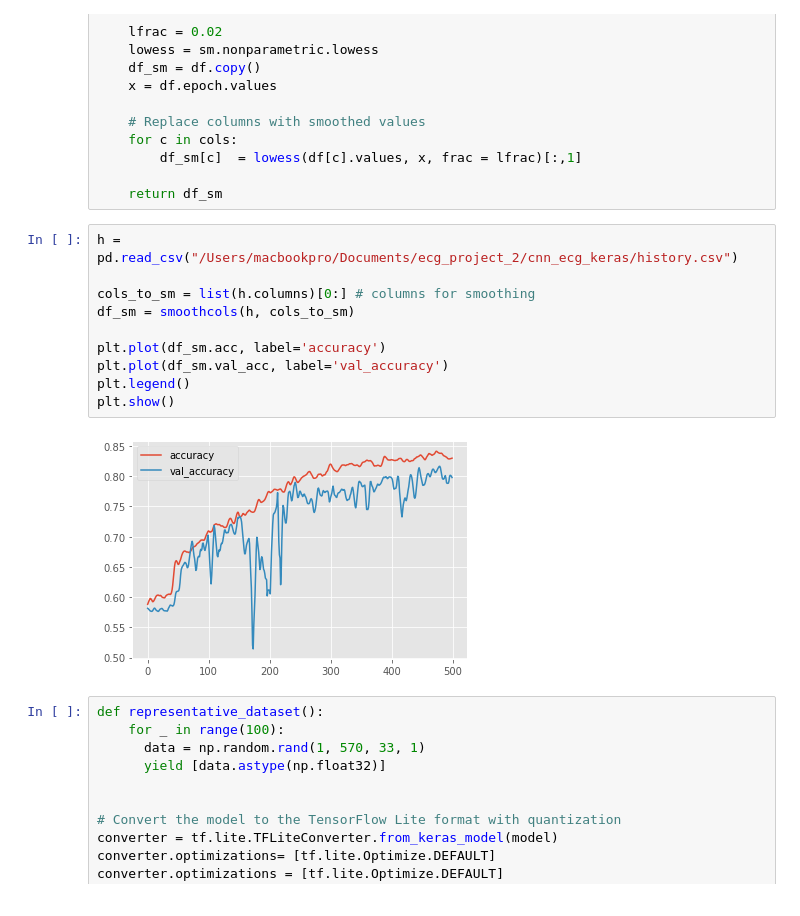
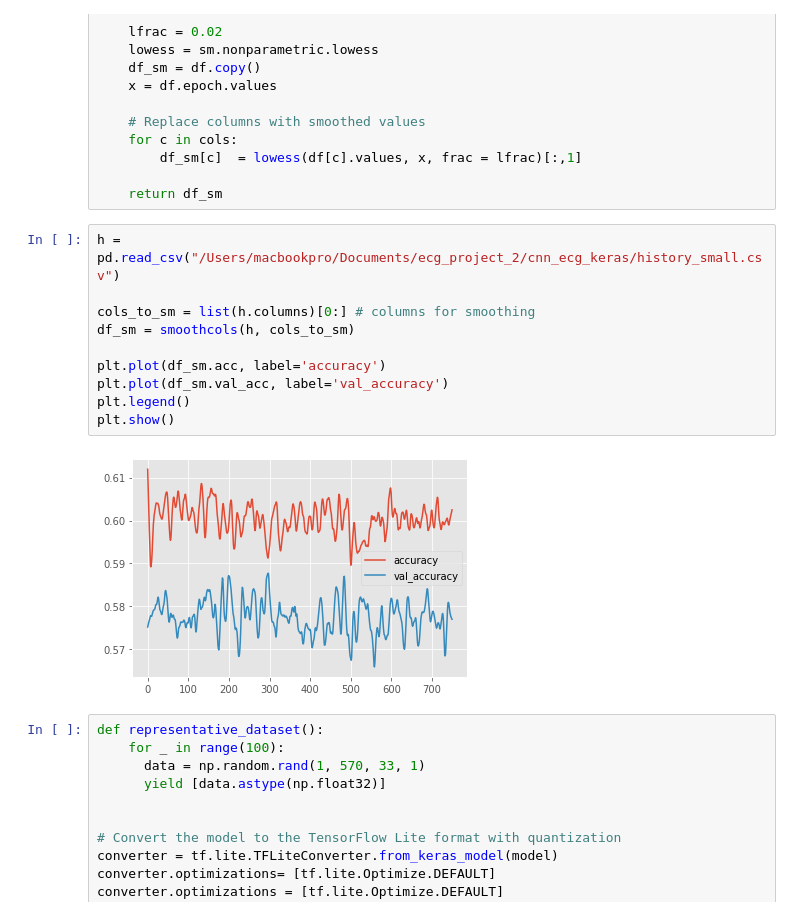
Before and after one commit to Orion1071/ecg_project_2, a Jupyter notebook: cnn_ecg_keras/CNNforECGclassification_model_small.ipynb, the cells around one changed output. Saved outputs shown, nothing was run; the diff lists cells and outputs as text.

Commit message:
history push

```diff
--- a/cnn_ecg_keras/CNNforECGclassification_model_small.ipynb
+++ b/cnn_ecg_keras/CNNforECGclassification_model_small.ipynb
@@ -522,17 +522,17 @@ def smoothcols(df, cols):
 
     return df_sm
 # %%
-h = pd.read_csv("/Users/macbookpro/Documents/ecg_project_2/cnn_ecg_keras/history.csv")
+h = pd.read_csv("/Users/macbookpro/Documents/ecg_project_2/cnn_ecg_keras/history_small.csv")
 
 cols_to_sm = list(h.columns)[0:] # columns for smoothing
 df_sm = smoothcols(h, cols_to_sm)
 
 plt.plot(df_sm.acc, label='accuracy')
 plt.plot(df_sm.val_acc, label='val_accuracy')
 plt.legend()
 plt.show()
 # %% [output]
-[figure, old version]
+[figure, new version]
 # %%
 def representative_dataset():
     for _ in range(100):
```
Also changed, not shown: parts of 1 cell of this notebook, 1 other file.
